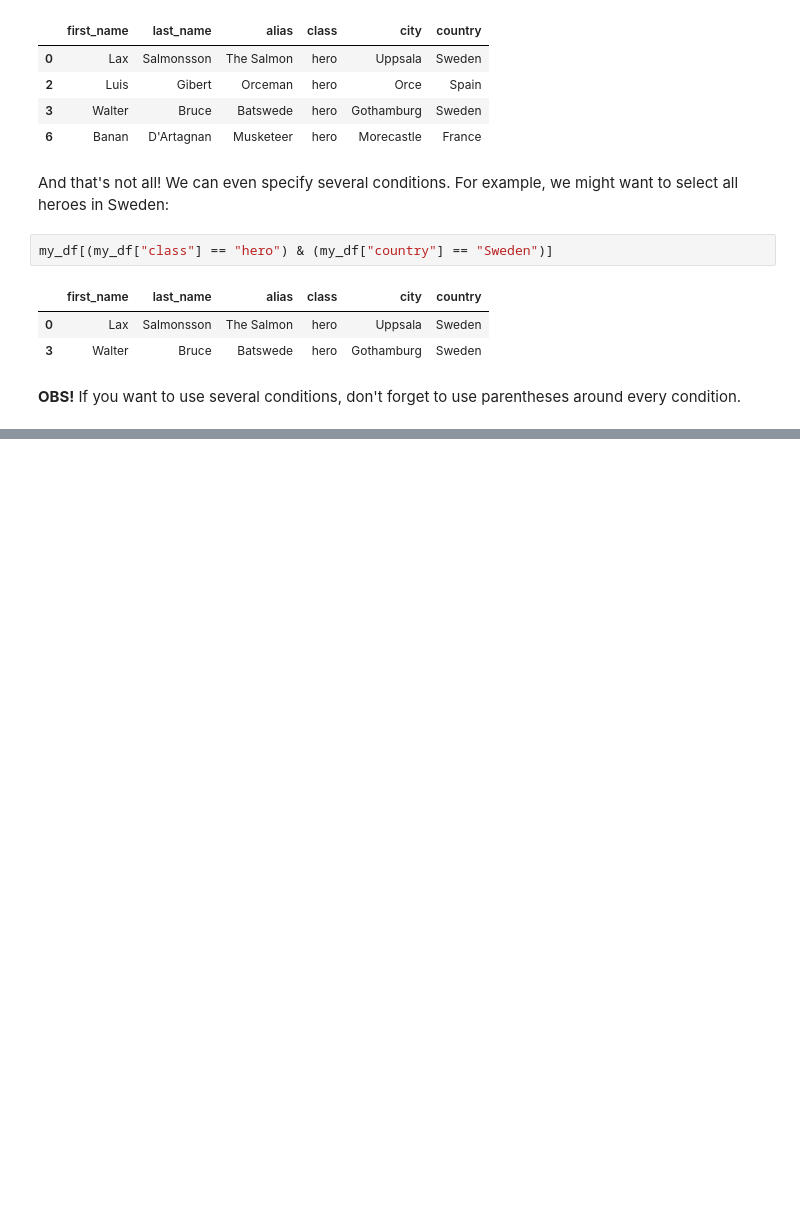
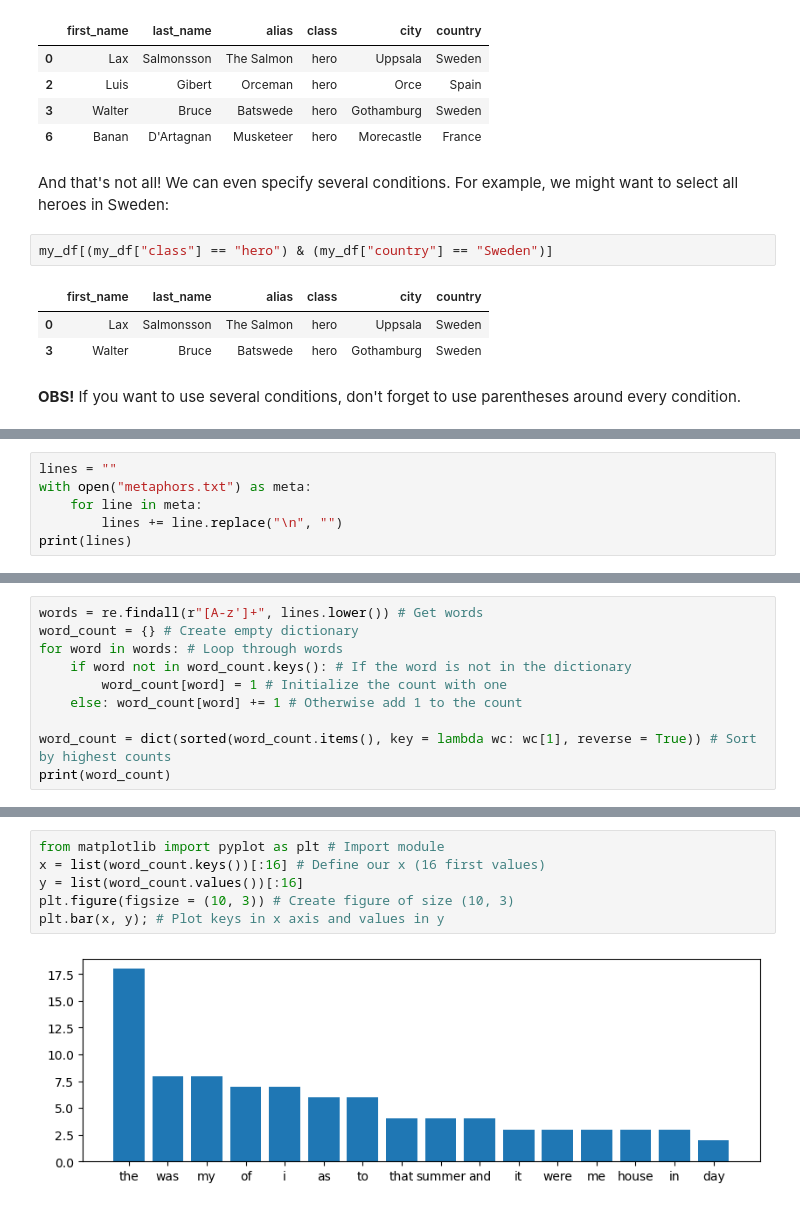
Before and after one commit to SentientVirus/ATTC_biopython, a Jupyter notebook: 3-Data_parsing.ipynb, the cells around one changed output, grey strips where cells are left out. Saved outputs shown, nothing was run; the diff lists cells and outputs as text; blank space fills up the shorter version.

```diff
--- a/3-Data_parsing.ipynb
+++ b/3-Data_parsing.ipynb
@@ -238,0 +493,6 @@ my_df[(my_df["class"] == "hero") & (my_df["country"] == "Sweden")]
+# %%
+lines = ""
+with open("metaphors.txt") as meta:
+    for line in meta:
+        lines += line.replace("\n", "")
+print(lines)
@@ -238,0 +564,10 @@ my_df[(my_df["class"] == "hero") & (my_df["country"] == "Sweden")]
+# %%
+words = re.findall(r"[A-z']+", lines.lower()) # Get words
+word_count = {} # Create empty dictionary
+for word in words: # Loop through words
+    if word not in word_count.keys(): # If the word is not in the dictionary
+        word_count[word] = 1 # Initialize the count with one
+    else: word_count[word] += 1 # Otherwise add 1 to the count
+
+word_count = dict(sorted(word_count.items(), key = lambda wc: wc[1], reverse = True)) # Sort by highest counts
+print(word_count)
@@ -238,0 +581,8 @@ my_df[(my_df["class"] == "hero") & (my_df["country"] == "Sweden")]
+# %%
+from matplotlib import pyplot as plt # Import module
+x = list(word_count.keys())[:16] # Define our x (16 first values)
+y = list(word_count.values())[:16]
+plt.figure(figsize = (10, 3)) # Create figure of size (10, 3)
+plt.bar(x, y); # Plot keys in x axis and values in y
+# %% [output]
+[figure, added]
```
Also changed, not shown: parts of 70 cells of this notebook, 2 other files.
